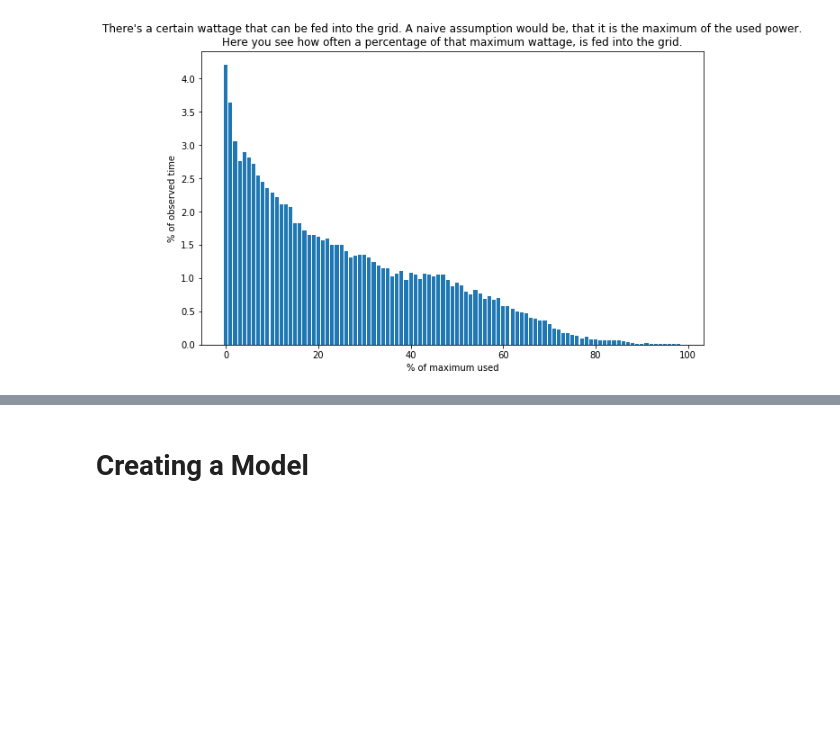
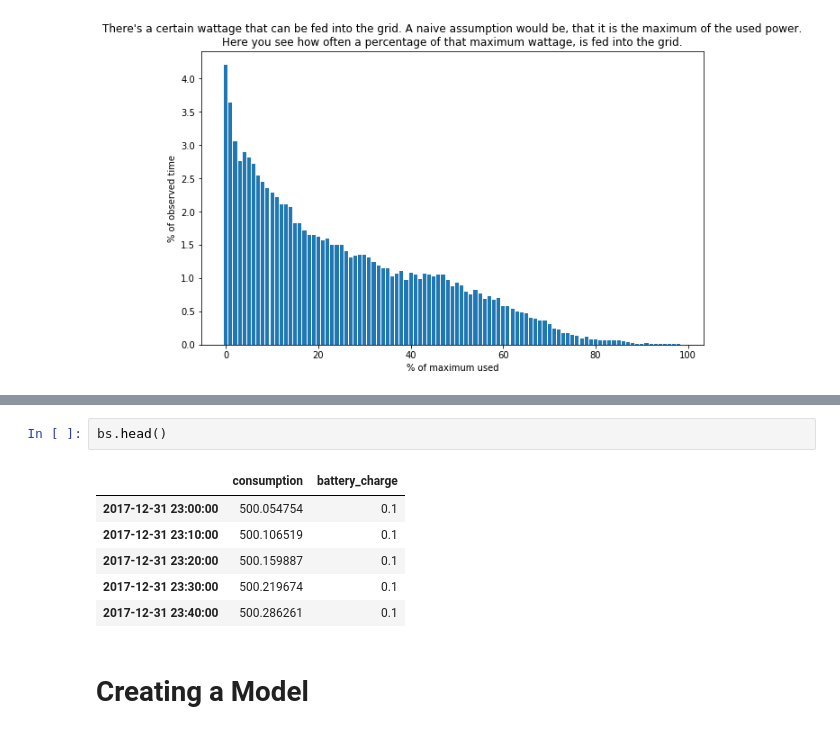
Before and after one commit to ThomTe314/capstone_quadra, a Jupyter notebook: Capstone Quadra.ipynb, the cells around one changed output, grey strips where cells are left out. Drawn from its saved outputs; the diff is of its cells as text; blank space fills up the shorter version.

```diff
--- a/Capstone Quadra.ipynb
+++ b/Capstone Quadra.ipynb
@@ -420,2 +457,11 @@ def bat_sim(loss_ts):
+# %%
+bs.head()
+# %% [output]
+|  | consumption | battery_charge |
+| 2017-12-31 23:00:00 | 500.054754 | 0.1 |
+| 2017-12-31 23:10:00 | 500.106519 | 0.1 |
+| 2017-12-31 23:20:00 | 500.159887 | 0.1 |
+| 2017-12-31 23:30:00 | 500.219674 | 0.1 |
+| 2017-12-31 23:40:00 | 500.286261 | 0.1 |
 # %% [markdown]
 # Creating a Model
```
Also changed, not shown: parts of 5 cells of this notebook.
